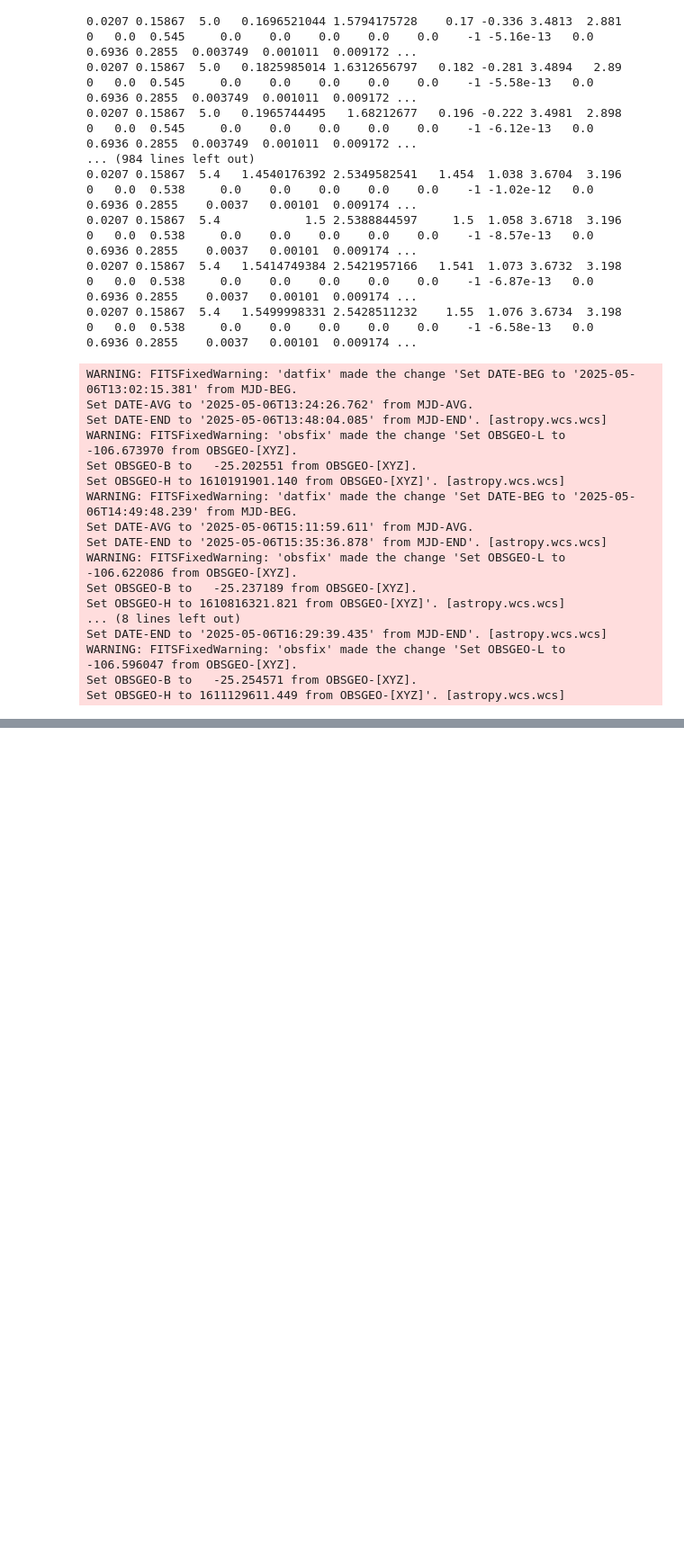
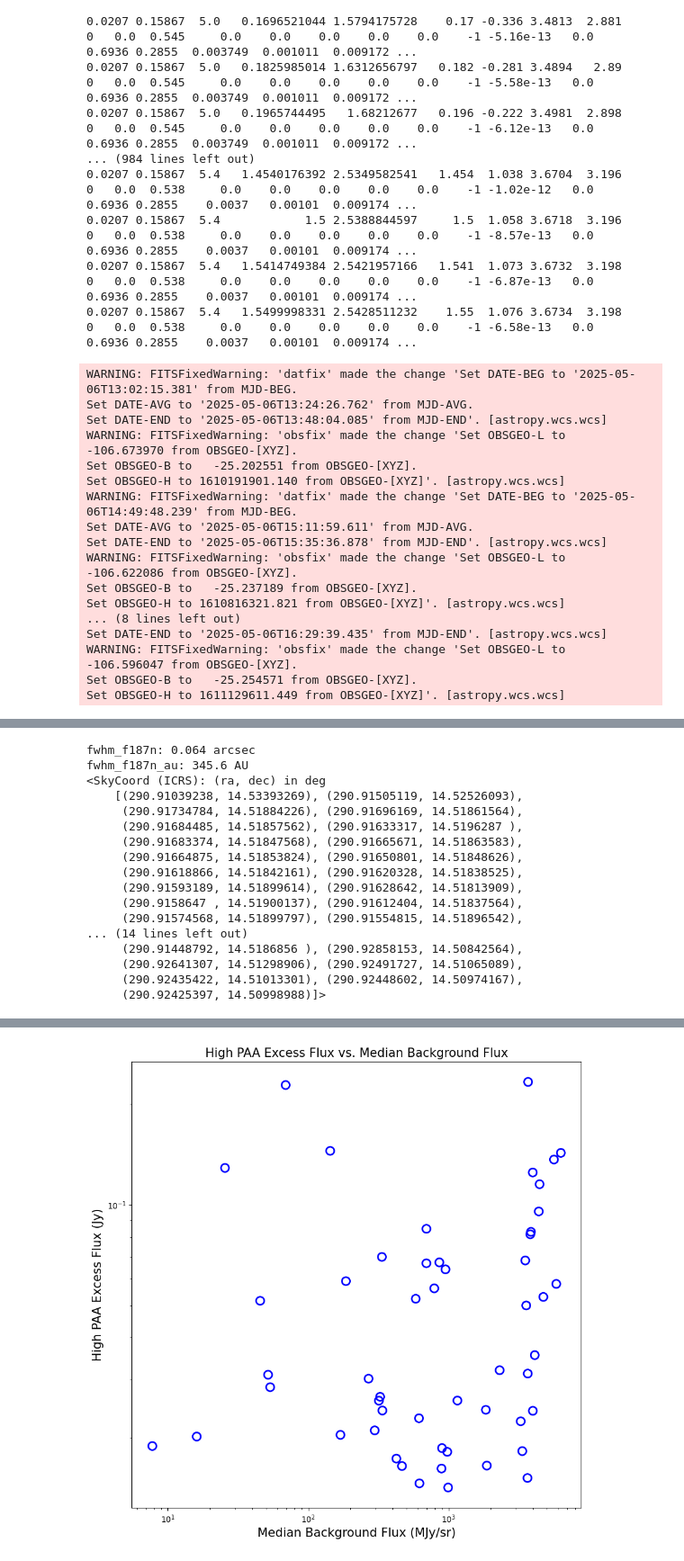
Before and after one commit to tyoo37/w51_nircam, a Jupyter notebook: analysis/HII_regions/unresolved_HII_regions.ipynb, the cells around one changed output, grey strips where cells are left out. Shown at 90% size. Drawn from its saved outputs; the diff is of its cells as text; code cells hidden in the pictures; blank space fills up the shorter version.

```diff
--- a/analysis/HII_regions/unresolved_HII_regions.ipynb
+++ b/analysis/HII_regions/unresolved_HII_regions.ipynb
@@ -552,0 +575,54 @@ Set OBSGEO-H to 1610191901.140 from OBSGEO-[XYZ]'. [astropy.wcs.wcs]
+# %%
+from photutils.aperture import SkyCircularAnnulus
+from photutils import aperture_photometry
+from astropy.stats import sigma_clipped_stats
+# get the annulus background for the high PAA sources using photutils
+fwhm_tbl = Table.read('/orange/adamginsburg/w51/jwst/reduction/fwhm_table.ecsv')
+row = fwhm_tbl[fwhm_tbl['Filter'] == 'F187N']
+fwhm_f187n = float(row['PSF FWHM (arcsec)'][0])
+fwhm_f187n_au = (fwhm_f187n * 5400 *u.au).to(u.au)
+print('fwhm_f187n:', fwhm_f187n, 'arcsec')
+print('fwhm_f187n_au:', fwhm_f187n_au)
+print(skycoord_high_paa)
+# get the background flux for each source in the annulus
+# i) get the median and ii) get the median with sigma clipping
+wcs = WCS(fits.getheader(image_filenames['f187n'], ext=('SCI', 1)))
+
+median_background = []
+for i in range(len(skycoord_high_paa)):
+    annulus_sky = SkyCircularAnnulus(
+    skycoord_high_paa[i],
+    r_in=2 * fwhm_f187n * u.arcsec,
+    r_out=3 * fwhm_f187n * u.arcsec,
+    )
+    annulus = annulus_sky.to_pixel(wcs)
+    annulus_mask = annulus.to_mask(method='center')
+    annulus_data = annulus_mask.multiply(fits.getdata(image_filenames['f187n'], ext=('SCI', 1)))
+    annulus_data_1d = annulus_data[annulus_mask.data > 0]
+    median_background.append(np.median(annulus_data_1d))
+median_background = np.array(median_background)
+
+median_sigma_clipped_background = []
+for i in range(len(skycoord_high_paa)):
+    annulus_sky = SkyCircularAnnulus(
+    skycoord_high_paa[i],
+    r_in=2 * fwhm_f187n * u.arcsec,
+    r_out=3 * fwhm_f187n * u.arcsec,
+    )
+    annulus = annulus_sky.to_pixel(wcs)
+    annulus_mask = annulus.to_mask(method='center')
+    annulus_data = annulus_mask.multiply(fits.getdata(image_filenames['f187n'], ext=('SCI', 1)))
+    annulus_data_1d = annulus_data[annulus_mask.data > 0]
+    median_sigma_clipped_background.append(sigma_clipped_stats(annulus_data_1d)[1])
+median_sigma_clipped_background = np.array(median_sigma_clipped_background)
+
+# plot the relation between the excess flux and the background flux for the high PAA sources
+high_paa_excess_flux = paa_excess_tab['dereddend_paa_excess'][mask_high_paa]
+plt.figure(figsize=(10, 10))
+plt.scatter(median_background, high_paa_excess_flux, s=100, edgecolor='blue', facecolor='none', lw=2)
+plt.xlabel('Median Background Flux (MJy/sr)', fontsize=15)
+plt.ylabel('High PAA Excess Flux (Jy)', fontsize=15)
+plt.title('High PAA Excess Flux vs. Median Background Flux', fontsize=15)
+plt.xscale('log')
+plt.yscale('log')
+# %% [output]
@@ -552,0 +635,17 @@ Set OBSGEO-H to 1610191901.140 from OBSGEO-[XYZ]'. [astropy.wcs.wcs]
+fwhm_f187n: 0.064 arcsec
+fwhm_f187n_au: 345.6 AU
+<SkyCoord (ICRS): (ra, dec) in deg
+    [(290.91039238, 14.53393269), (290.91505119, 14.52526093),
+     (290.91734784, 14.51884226), (290.91696169, 14.51861564),
+     (290.91684485, 14.51857562), (290.91633317, 14.5196287 ),
+     (290.91683374, 14.51847568), (290.91665671, 14.51863583),
+     (290.91664875, 14.51853824), (290.91650801, 14.51848626),
+     (290.91618866, 14.51842161), (290.91620328, 14.51838525),
+     (290.91593189, 14.51899614), (290.91628642, 14.51813909),
+     (290.9158647 , 14.51900137), (290.91612404, 14.51837564),
+     (290.91574568, 14.51899797), (290.91554815, 14.51896542),
+... (14 lines left out)
+     (290.91448792, 14.5186856 ), (290.92858153, 14.50842564),
+     (290.92641307, 14.51298906), (290.92491727, 14.51065089),
+     (290.92435422, 14.51013301), (290.92448602, 14.50974167),
+     (290.92425397, 14.50998988)]>
@@ -552,0 +653 @@ Set OBSGEO-H to 1610191901.140 from OBSGEO-[XYZ]'. [astropy.wcs.wcs]
+[figure, added]
```
Also changed, not shown: parts of 8 cells of this notebook, 16 other files.
